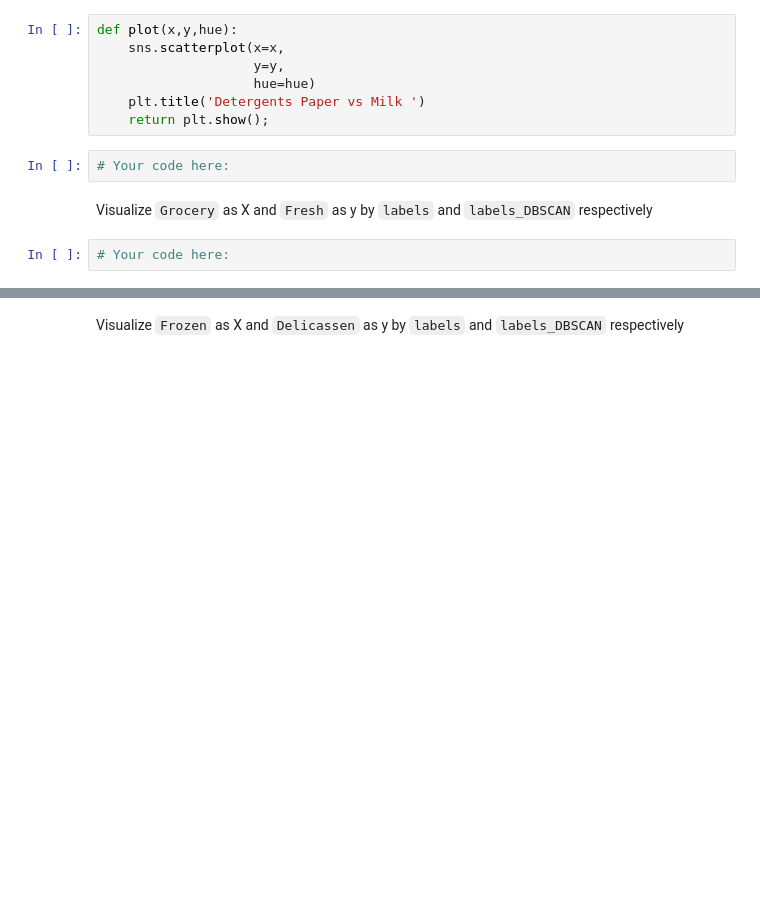
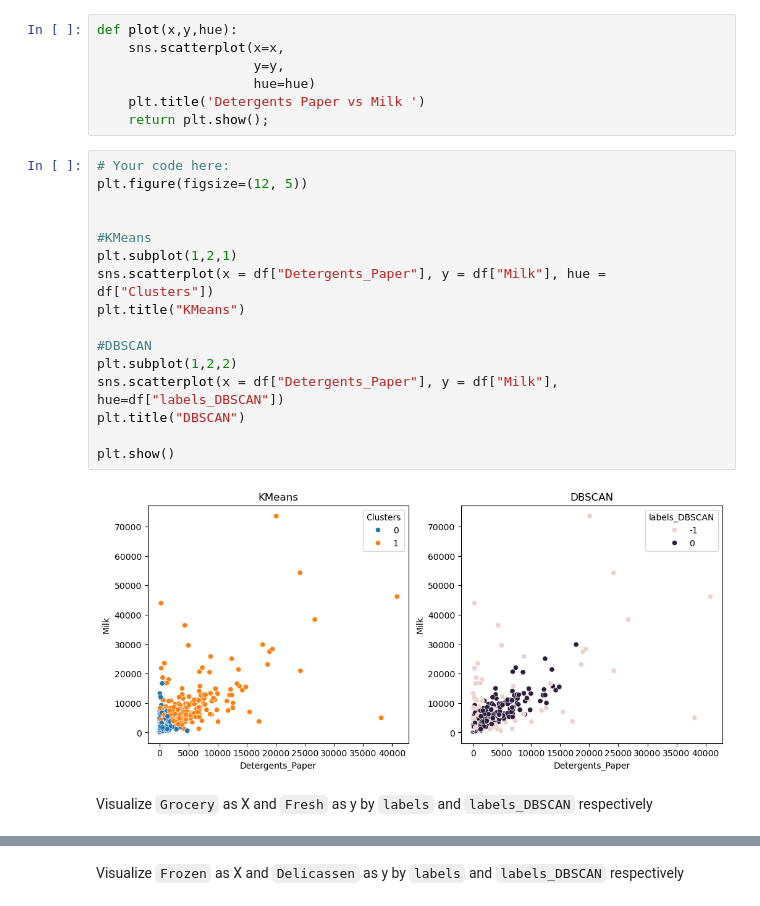
Before and after one commit to DimiGretsistas/lab-unsupervised-learning-en, a Jupyter notebook: your-code/main.ipynb, the cells around one changed output, grey strips where cells are left out. Saved outputs shown, nothing was run; the diff lists cells and outputs as text; blank space fills up the shorter version.

```diff
--- a/your-code/main.ipynb
+++ b/your-code/main.ipynb
@@ -278,9 +278,23 @@ def plot(x,y,hue):
                     hue=hue)
     plt.title('Detergents Paper vs Milk ')
     return plt.show();
-# %%
-# Your code here:
+# %%
+# Your code here:
+plt.figure(figsize=(12, 5))
+
+
+#KMeans
+plt.subplot(1,2,1)
+sns.scatterplot(x = df["Detergents_Paper"], y = df["Milk"], hue = df["Clusters"])
+plt.title("KMeans")
+
+#DBSCAN
+plt.subplot(1,2,2)
+sns.scatterplot(x = df["Detergents_Paper"], y = df["Milk"], hue=df["labels_DBSCAN"])
+plt.title("DBSCAN")
+
+plt.show()
+# %% [output]
+[figure, added]
 # %% [markdown]
 Visualize `Grocery` as X and `Fresh` as y by `labels` and `labels_DBSCAN` respectively
-# %%
-# Your code here:
```
Also changed, not shown: parts of 7 cells of this notebook.
